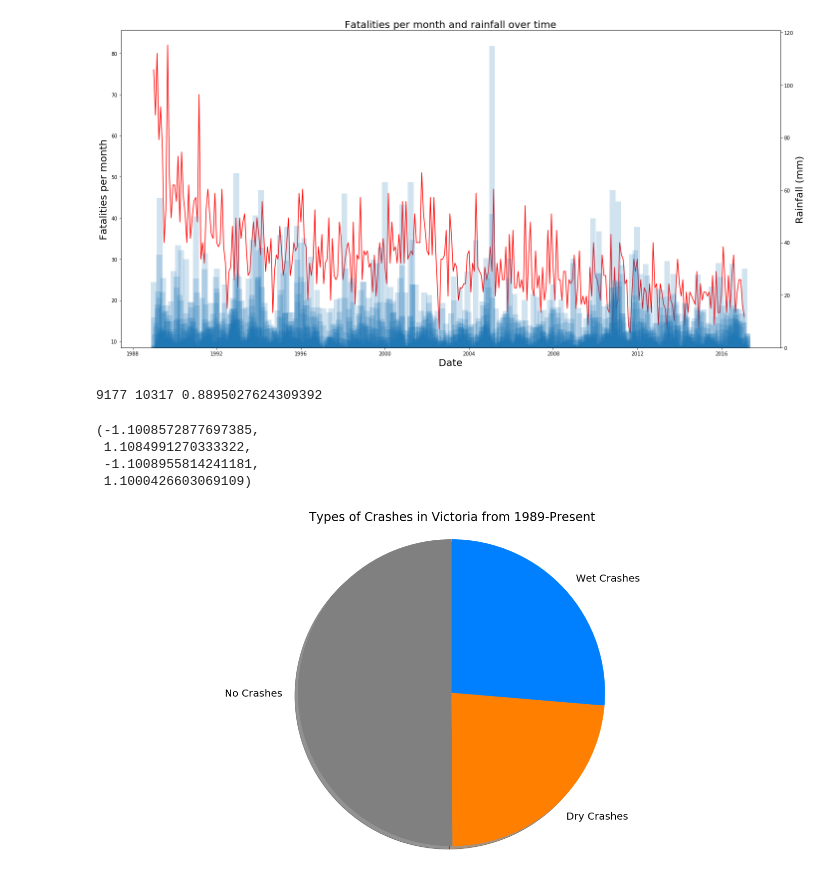
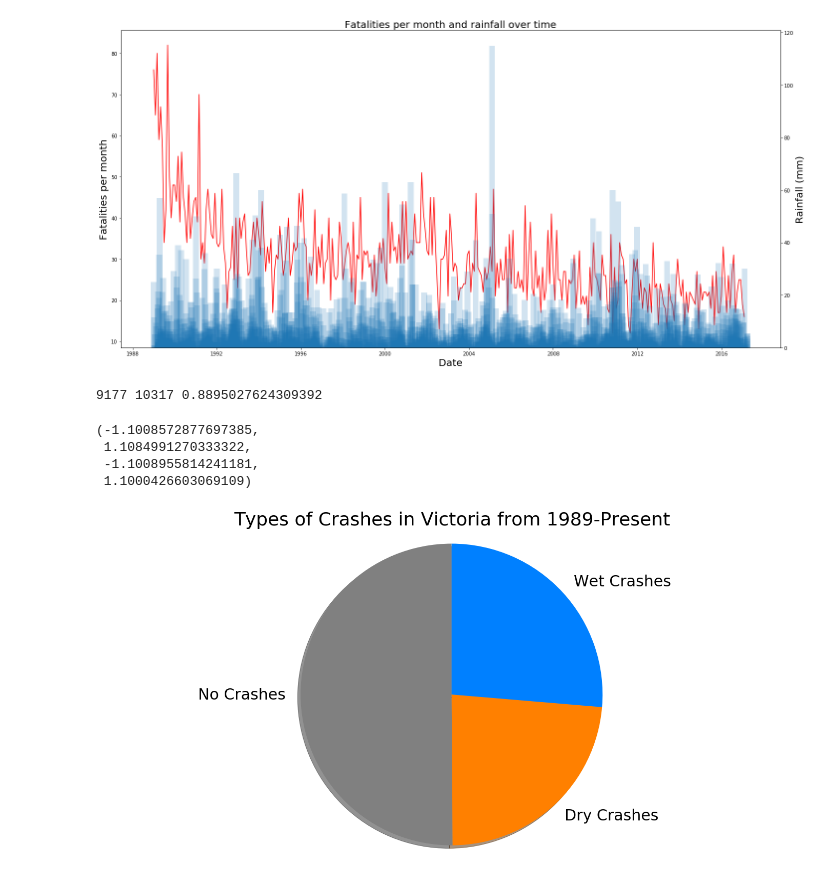
Before and after one commit to lyneca/info1903, a Jupyter notebook: INFO1903.ipynb, the cells around one changed output. Saved outputs shown, nothing was run; the diff lists cells and outputs as text; code cells hidden in the pictures.

```diff
--- a/INFO1903.ipynb
+++ b/INFO1903.ipynb
@@ -262,7 +262,7 @@ Processing rain graph... done.
 [figure]
 # %%
 import matplotlib as mpl
-mpl.rcParams['font.size'] = 20
+mpl.rcParams['font.size'] = 30
 conn.rollback()
 cur.execute(f"""
     select rainfall, year, month, day
@@ -286,31 +286,31 @@ def get_stuff():
     for date in r_dates:
         temp = 0
         if date in crashes:
             temp += 1 * crashes.count(date)
             if r_rainfall[r_dates.index(date)] > 0:
                 temp += 1 * crashes.count(date)
         out.append(temp)
 
 print(len(crashes), len(r_rainfall), len(crashes)/len(r_rainfall))
 fig, ax = plt.subplots(figsize=(20, 10))
 ax.pie(
     [out.count(x) for x in [0, 1, 2]],
     labels=["No Crashes", "Dry Crashes", "Wet Crashes"],
     shadow=3,
     colors=[(0.5, 0.5, 0.5), (1, 0.5, 0), (0, 0.5, 1)],
 #     explode=[0,0,0.1],
     wedgeprops={
         'aa': True,
     },
     startangle=90
 )
 plt.tight_layout()
 plt.title("Types of Crashes in Victoria from 1989-Present")
 ax.axis('equal')
 # %% [output]
 9177 10317 0.8895027624309392
 (-1.1008572877697385,
  1.1084991270333322,
  -1.1008955814241181,
  1.1000426603069109)
-[figure, old version]
+[figure, new version]
```
Also changed, not shown: 2 other files.
